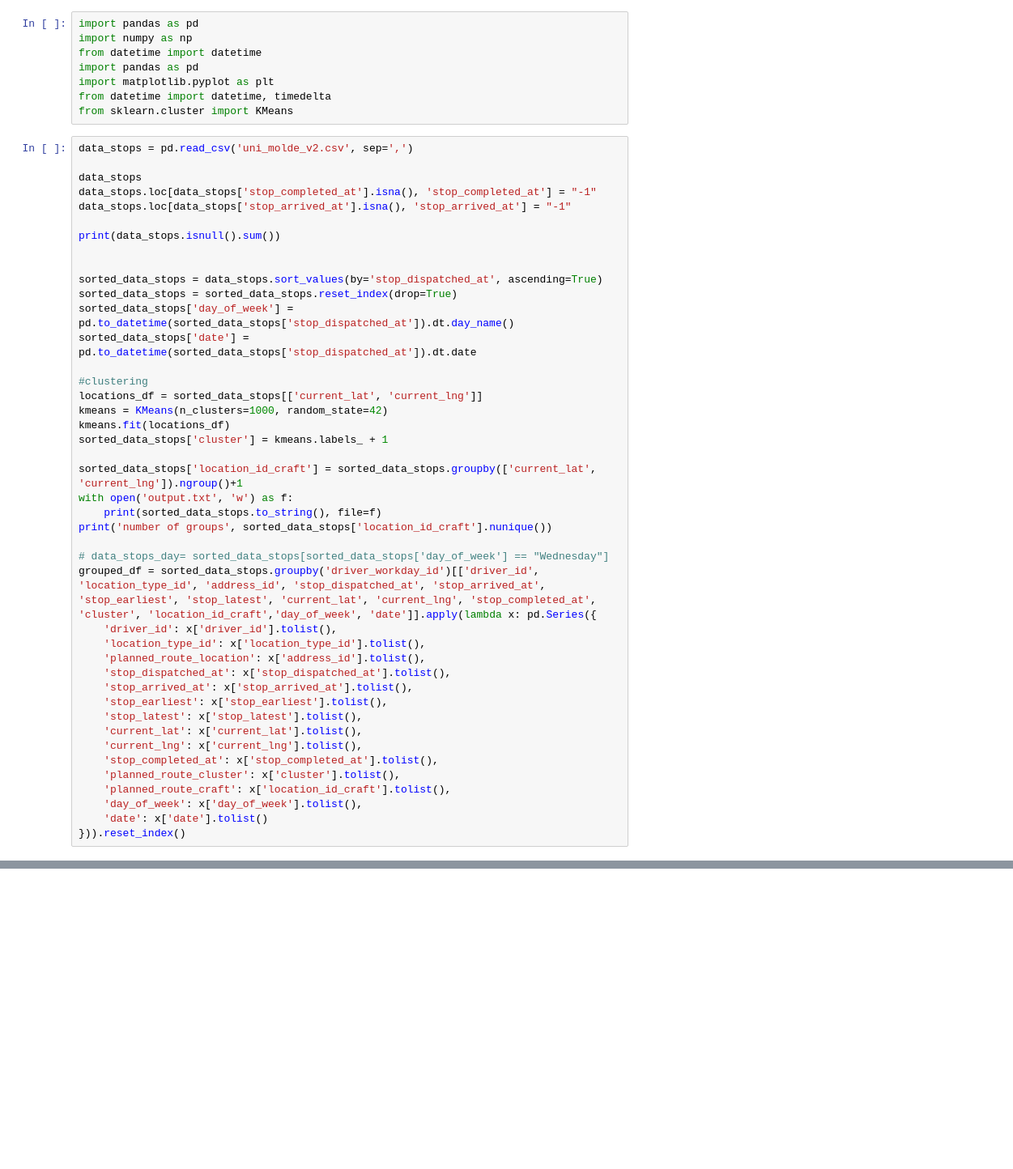
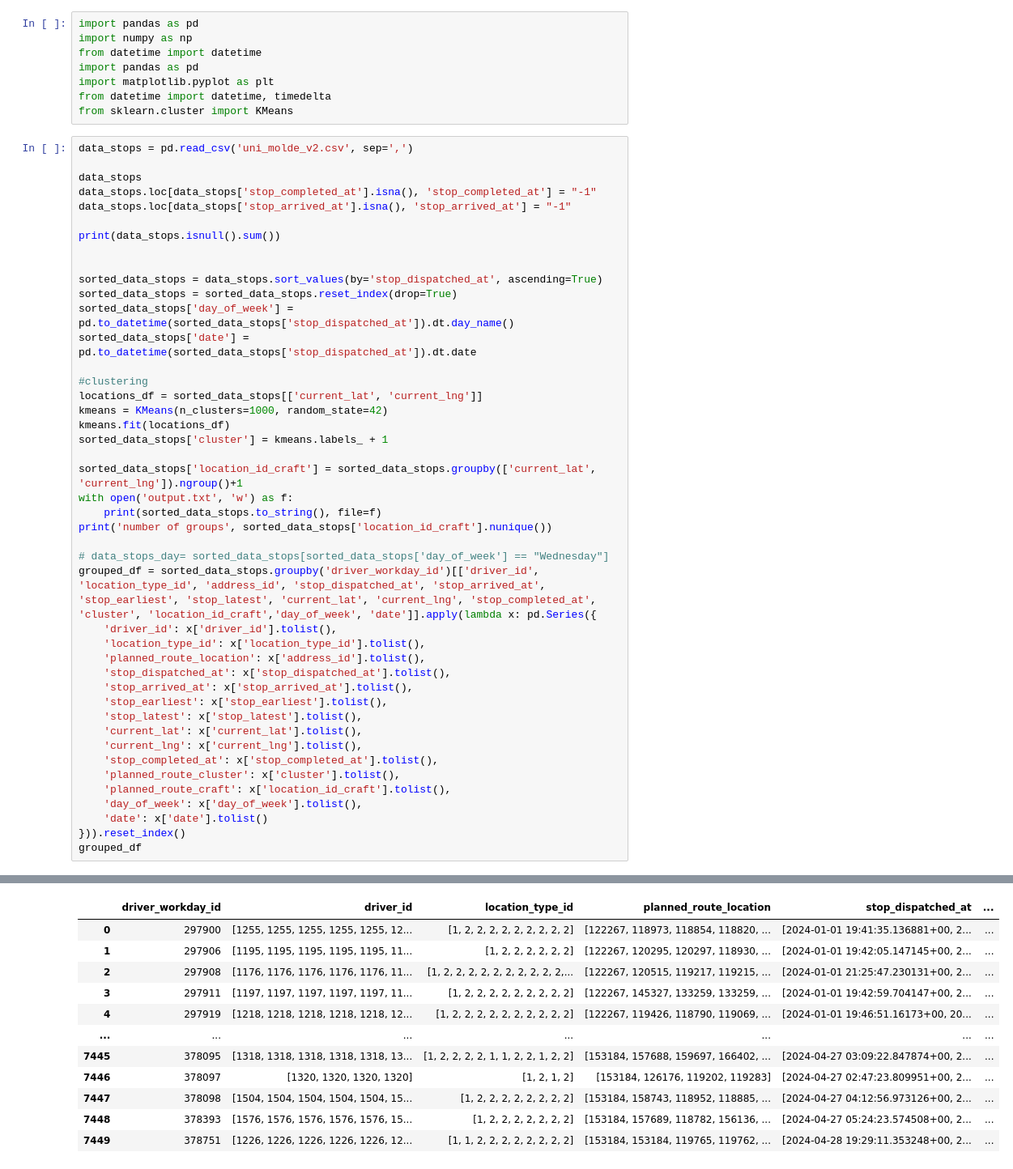
Before and after one commit to anna1904/RouteClassification, a Jupyter notebook: generate_routes.ipynb, the cells around one changed output, grey strips where cells are left out. Shown at 81% size. Saved outputs shown, nothing was run; the diff lists cells and outputs as text; blank space fills up the shorter version.

```diff
--- a/generate_routes.ipynb
+++ b/generate_routes.ipynb
@@ -51,6 +51,7 @@ grouped_df = sorted_data_stops.groupby('driver_workday_id')[['driver_id', 'locat
     'day_of_week': x['day_of_week'].tolist(),
     'date': x['date'].tolist()
 })).reset_index()
+grouped_df
 # %% [output]
 stop_completed_at        0
 stop_arrived_at          0
@@ -74,0 +73,12 @@ dtype: int64
+|  | driver_workday_id | driver_id | location_type_id | planned_route_location | stop_dispatched_at | ... |
+| 0 | 297900 | [1255, 1255, 1255, 1255, 1255, 12... | [1, 2, 2, 2, 2, 2, 2, 2, 2, 2] | [122267, 118973, 118854, 118820, ... | [2024-01-01 19:41:35.136881+00, 2... | ... |
+| 1 | 297906 | [1195, 1195, 1195, 1195, 1195, 11... | [1, 2, 2, 2, 2, 2, 2] | [122267, 120295, 120297, 118930, ... | [2024-01-01 19:42:05.147145+00, 2... | ... |
+| 2 | 297908 | [1176, 1176, 1176, 1176, 1176, 11... | [1, 2, 2, 2, 2, 2, 2, 2, 2, 2, 2,... | [122267, 120515, 119217, 119215, ... | [2024-01-01 21:25:47.230131+00, 2... | ... |
+| 3 | 297911 | [1197, 1197, 1197, 1197, 1197, 11... | [1, 2, 2, 2, 2, 2, 2, 2, 2, 2] | [122267, 145327, 133259, 133259, ... | [2024-01-01 19:42:59.704147+00, 2... | ... |
+| 4 | 297919 | [1218, 1218, 1218, 1218, 1218, 12... | [1, 2, 2, 2, 2, 2, 2, 2, 2, 2, 2] | [122267, 119426, 118790, 119069, ... | [2024-01-01 19:46:51.16173+00, 20... | ... |
+| ... | ... | ... | ... | ... | ... | ... |
+| 7445 | 378095 | [1318, 1318, 1318, 1318, 1318, 13... | [1, 2, 2, 2, 2, 1, 1, 2, 2, 1, 2, 2] | [153184, 157688, 159697, 166402, ... | [2024-04-27 03:09:22.847874+00, 2... | ... |
+| 7446 | 378097 | [1320, 1320, 1320, 1320] | [1, 2, 1, 2] | [153184, 126176, 119202, 119283] | [2024-04-27 02:47:23.809951+00, 2... | ... |
+| 7447 | 378098 | [1504, 1504, 1504, 1504, 1504, 15... | [1, 2, 2, 2, 2, 2, 2, 2, 2] | [153184, 158743, 118952, 118885, ... | [2024-04-27 04:12:56.973126+00, 2... | ... |
+| 7448 | 378393 | [1576, 1576, 1576, 1576, 1576, 15... | [1, 2, 2, 2, 2, 2, 2, 2] | [153184, 157689, 118782, 156136, ... | [2024-04-27 05:24:23.574508+00, 2... | ... |
+| 7449 | 378751 | [1226, 1226, 1226, 1226, 1226, 12... | [1, 1, 2, 2, 2, 2, 2, 2, 2, 2] | [153184, 153184, 119765, 119762, ... | [2024-04-28 19:29:11.353248+00, 2... | ... |
```
Also changed, not shown: parts of 41 cells of this notebook, 2 other files.
